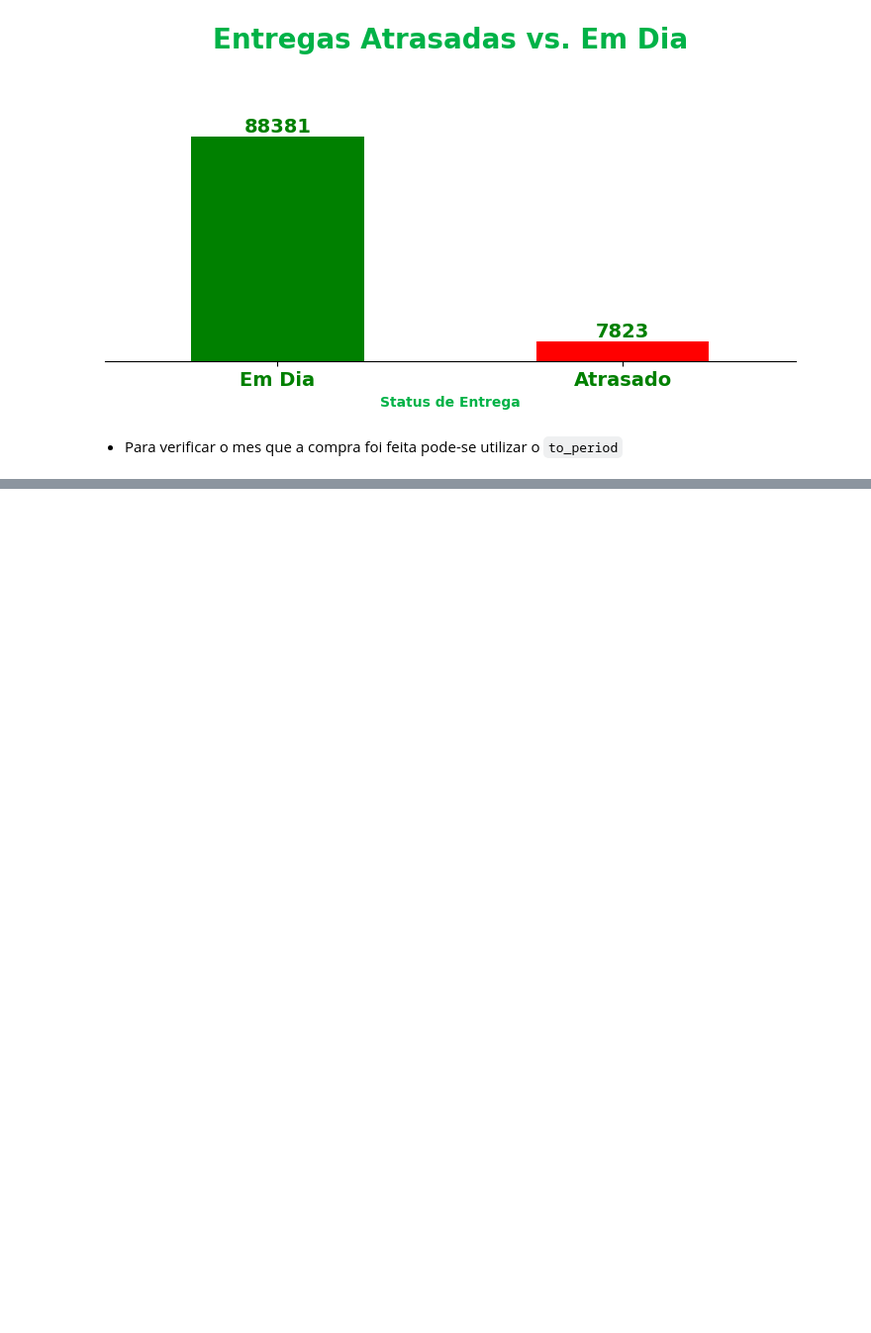
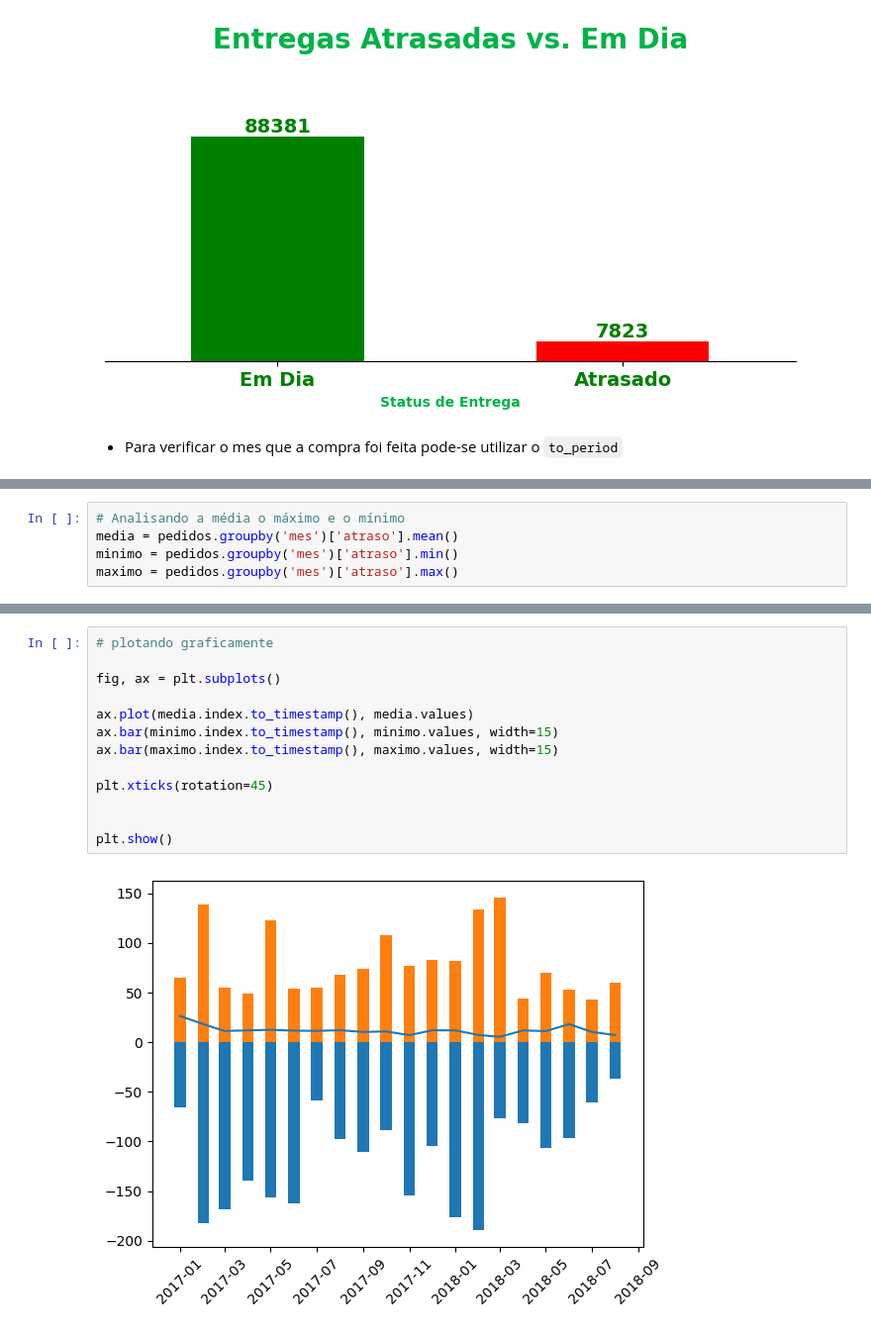
Before and after one commit to MDayvson/Ciencia-de-Dados, a Jupyter notebook: Ciência de Dados Impressionador/18. Utilizando o SQL com dados reais de venda/5. exercicio.ipynb, the cells around one changed output, grey strips where cells are left out. Shown at 99% size. Saved outputs shown, nothing was run; the diff lists cells and outputs as text; blank space fills up the shorter version.

```diff
--- a/Ciência de Dados Impressionador/18. Utilizando o SQL com dados reais de venda/5. exercicio.ipynb
+++ b/Ciência de Dados Impressionador/18. Utilizando o SQL com dados reais de venda/5. exercicio.ipynb
@@ -304,3 +306,8 @@ executa_consulta('SELECT * FROM orders WHERE order_delivered_customer_date IS NU
 | 0 | 6 | 136cce7faa42fdb2cefd53fdc79a6098 | ed0271e0b7da060a393796590e7b737a | invoiced | 2017-04-11 12:22:08 | 2017-04-13 13:25:17 | ... |
 | 1 | 44 | ee64d42b8cf066f35eac1cf57de1aa85 | caded193e8e47b8362864762a83db3c5 | shipped | 2018-06-04 16:44:48 | 2018-06-05 04:31:18 | ... |
 | 2 | 103 | 0760a852e4e9d89eb77bf631eaaf1c84 | d2a79636084590b7465af8ab374a8cf5 | invoiced | 2018-08-03 17:44:42 | 2018-08-07 06:15:14 | ... |
+# %%
+# Analisando a média o máximo e o mínimo
+media = pedidos.groupby('mes')['atraso'].mean()
+minimo = pedidos.groupby('mes')['atraso'].min()
+maximo = pedidos.groupby('mes')['atraso'].max()
@@ -306,0 +332,15 @@ executa_consulta('SELECT * FROM orders WHERE order_delivered_customer_date IS NU
+# %%
+# plotando graficamente
+
+fig, ax = plt.subplots()
+
+ax.plot(media.index.to_timestamp(), media.values)
+ax.bar(minimo.index.to_timestamp(), minimo.values, width=15)
+ax.bar(maximo.index.to_timestamp(), maximo.values, width=15)
+
+plt.xticks(rotation=45)
+
+
+plt.show()
+# %% [output]
+[figure, added]
```
Also changed, not shown: parts of 5 cells of this notebook, 1 other file.
